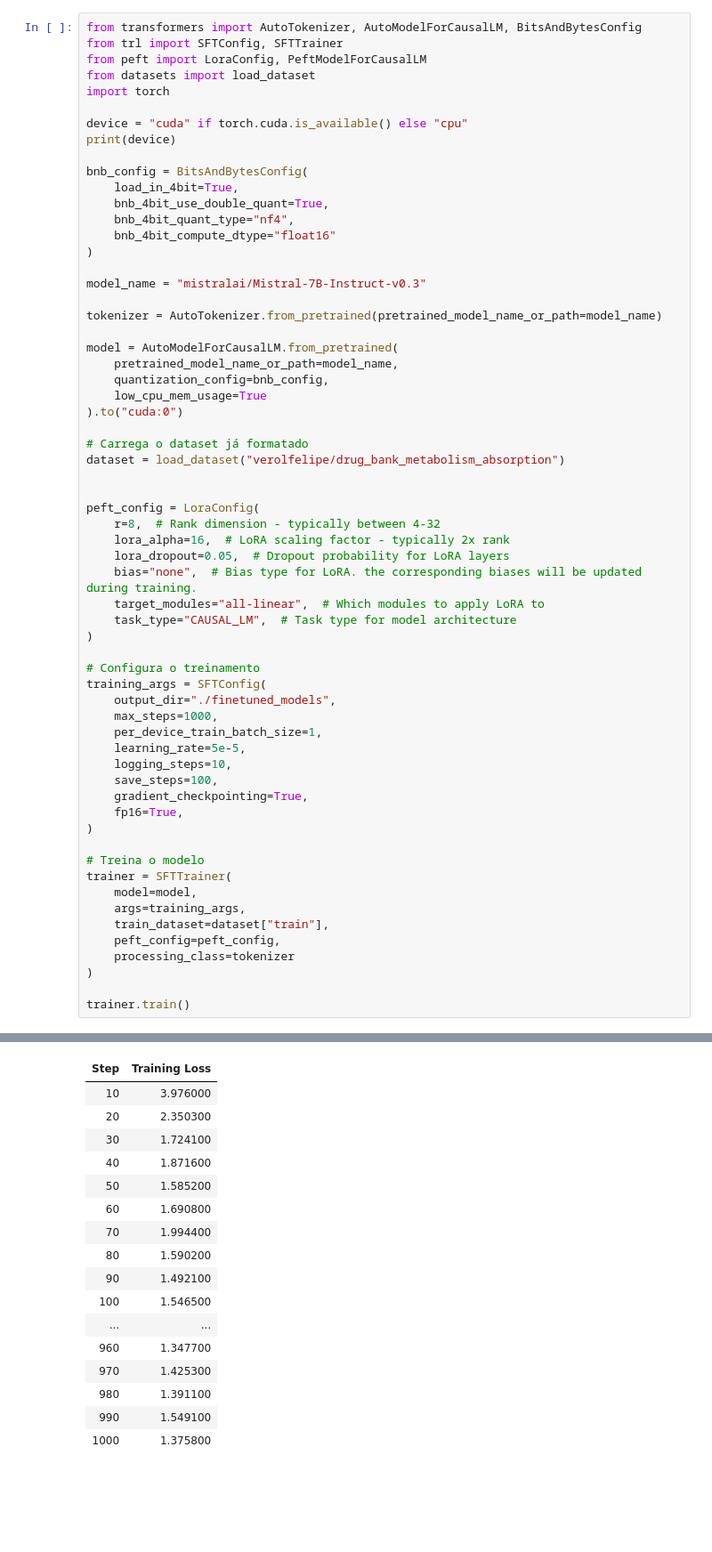
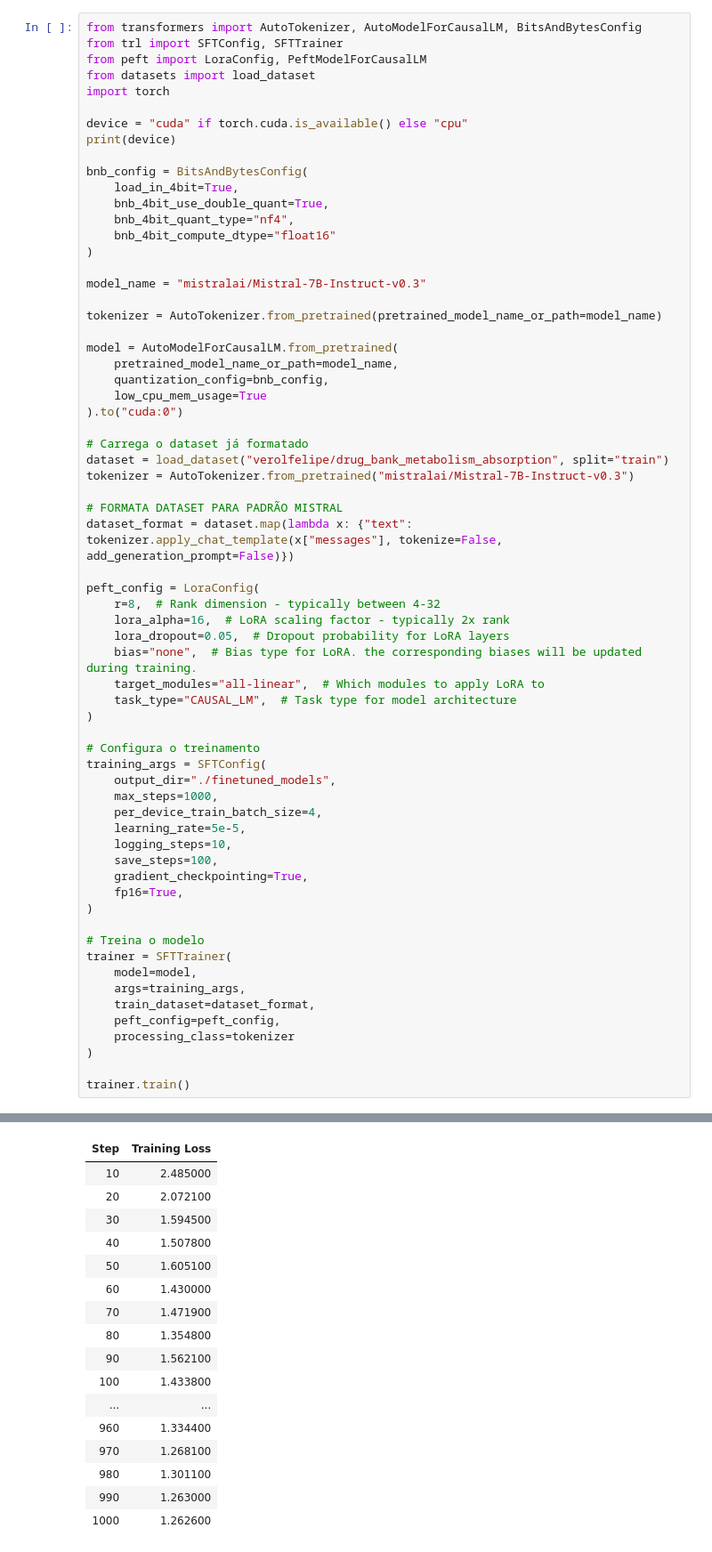
Before and after one commit to felipeverol/finetuning-drugbank, a Jupyter notebook: scripts/treino.ipynb, the cells around one changed output, grey strips where cells are left out. Shown: that part at 89% size. Saved outputs shown, nothing was run; the diff lists cells and outputs as text; blank space fills up the shorter version.

```diff
--- a/scripts/treino.ipynb
+++ b/scripts/treino.ipynb
@@ -50,8 +88,11 @@ model = AutoModelForCausalLM.from_pretrained(
 ).to("cuda:0")
 
 # Carrega o dataset já formatado
-dataset = load_dataset("verolfelipe/drug_bank_metabolism_absorption")
+dataset = load_dataset("verolfelipe/drug_bank_metabolism_absorption", split="train")
+tokenizer = AutoTokenizer.from_pretrained("mistralai/Mistral-7B-Instruct-v0.3")
 
+# FORMATA DATASET PARA PADRÃO MISTRAL
+dataset_format = dataset.map(lambda x: {"text": tokenizer.apply_chat_template(x["messages"], tokenize=False, add_generation_prompt=False)})
 
 peft_config = LoraConfig(
     r=8,  # Rank dimension - typically between 4-32
@@ -66,7 +107,7 @@ peft_config = LoraConfig(
 training_args = SFTConfig(
     output_dir="./finetuned_models",
     max_steps=1000,
-    per_device_train_batch_size=1,
+    per_device_train_batch_size=4,
     learning_rate=5e-5,
     logging_steps=10,
     save_steps=100,
@@ -78,7 +119,7 @@ training_args = SFTConfig(
 trainer = SFTTrainer(
     model=model,
     args=training_args,
-    train_dataset=dataset["train"],
+    train_dataset=dataset_format,
     peft_config=peft_config,
     processing_class=tokenizer
 )
@@ -105,17 +145,17 @@ View run at https://wandb.ai/felipeverol-cti-renato-archer/huggingface/runs/5cev
 | Step | Training Loss |
-| 10 | 3.976000 |
-| 20 | 2.350300 |
-| 30 | 1.724100 |
-| 40 | 1.871600 |
-| 50 | 1.585200 |
-| 60 | 1.690800 |
-| 70 | 1.994400 |
-| 80 | 1.590200 |
-| 90 | 1.492100 |
-| 100 | 1.546500 |
+| 10 | 2.485000 |
+| 20 | 2.072100 |
+| 30 | 1.594500 |
+| 40 | 1.507800 |
+| 50 | 1.605100 |
+| 60 | 1.430000 |
+| 70 | 1.471900 |
+| 80 | 1.354800 |
+| 90 | 1.562100 |
+| 100 | 1.433800 |
 | ... | ... |
-| 960 | 1.347700 |
-| 970 | 1.425300 |
-| 980 | 1.391100 |
-| 990 | 1.549100 |
-| 1000 | 1.375800 |
+| 960 | 1.334400 |
+| 970 | 1.268100 |
+| 980 | 1.301100 |
+| 990 | 1.263000 |
+| 1000 | 1.262600 |
```
Also changed, not shown: parts of 10 cells of this notebook, 1 other file.
